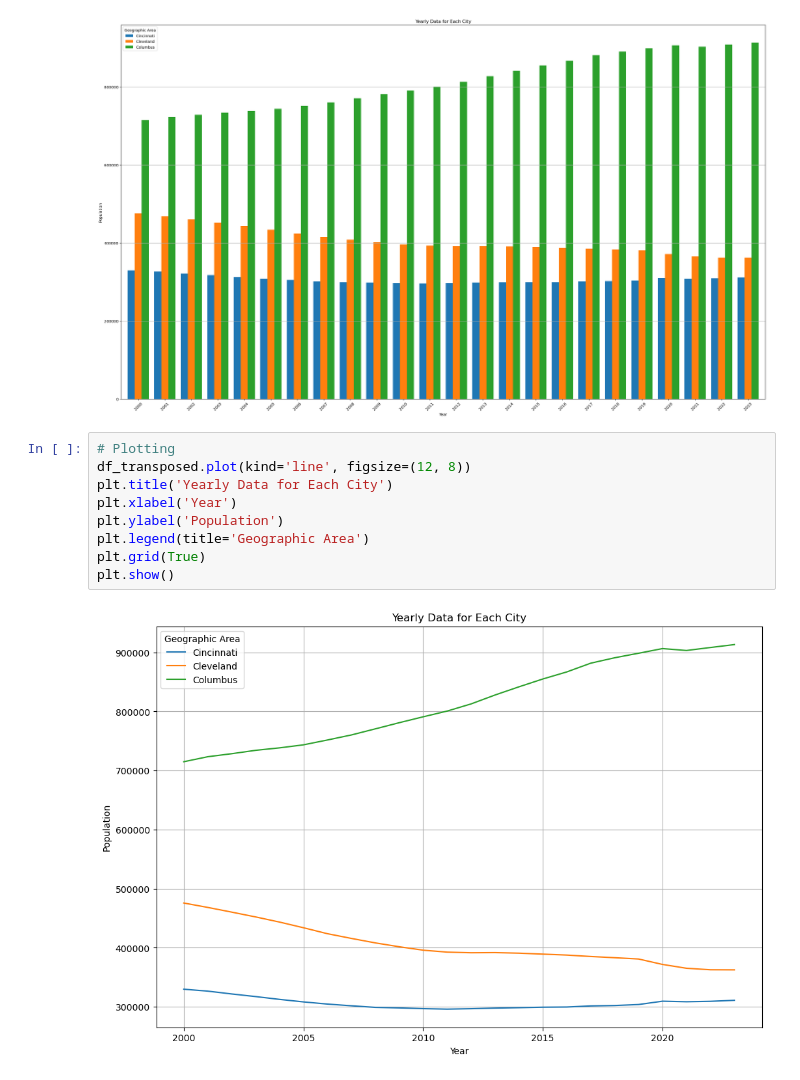
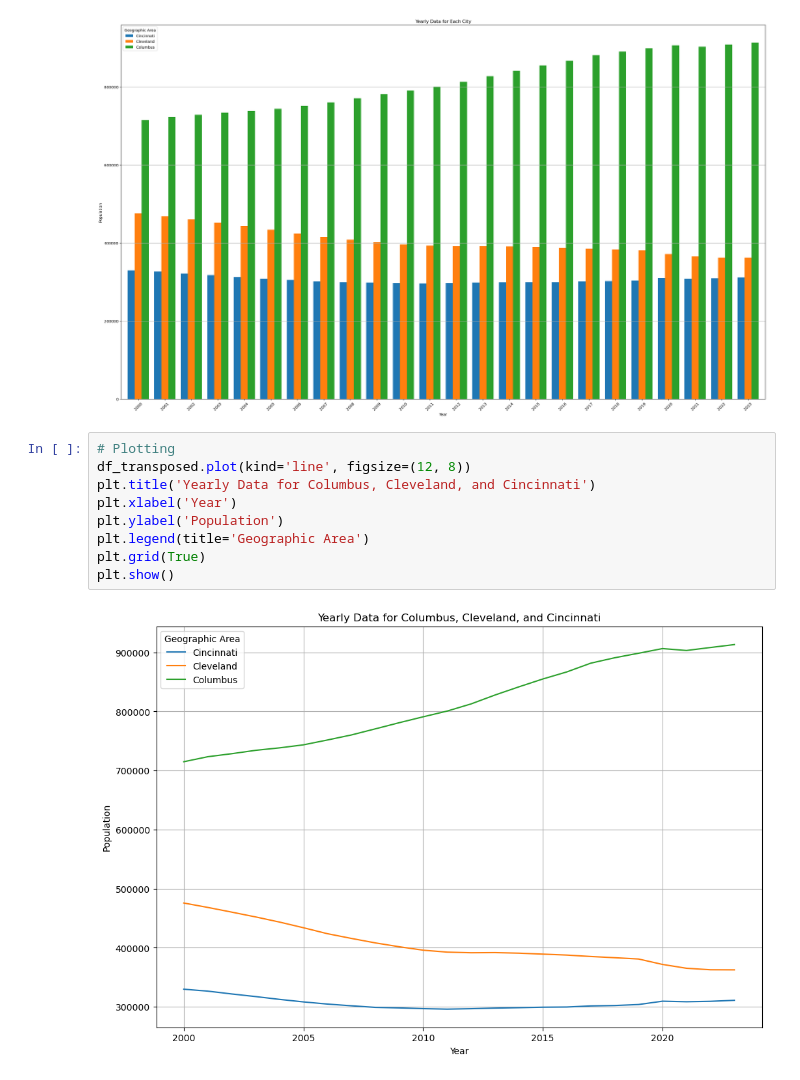
Before and after one commit to brian-campbell/ai-bootcamp-project-1, a Jupyter notebook: project-1-brian.ipynb, the cells around one changed output. Saved outputs shown, nothing was run; the diff lists cells and outputs as text.

Commit message:
Added more code and graphs

```diff
--- a/project-1-brian.ipynb
+++ b/project-1-brian.ipynb
@@ -204,11 +204,11 @@ plt.show ()
 # %%
 # Plotting
 df_transposed.plot(kind='line', figsize=(12, 8))
-plt.title('Yearly Data for Each City')
+plt.title('Yearly Data for Columbus, Cleveland, and Cincinnati')
 plt.xlabel('Year')
 plt.ylabel('Population')
 plt.legend(title='Geographic Area')
 plt.grid(True)
 plt.show()
 # %% [output]
-[figure, old version]
+[figure, new version]
```
Also changed, not shown: parts of 10 cells of this notebook.
